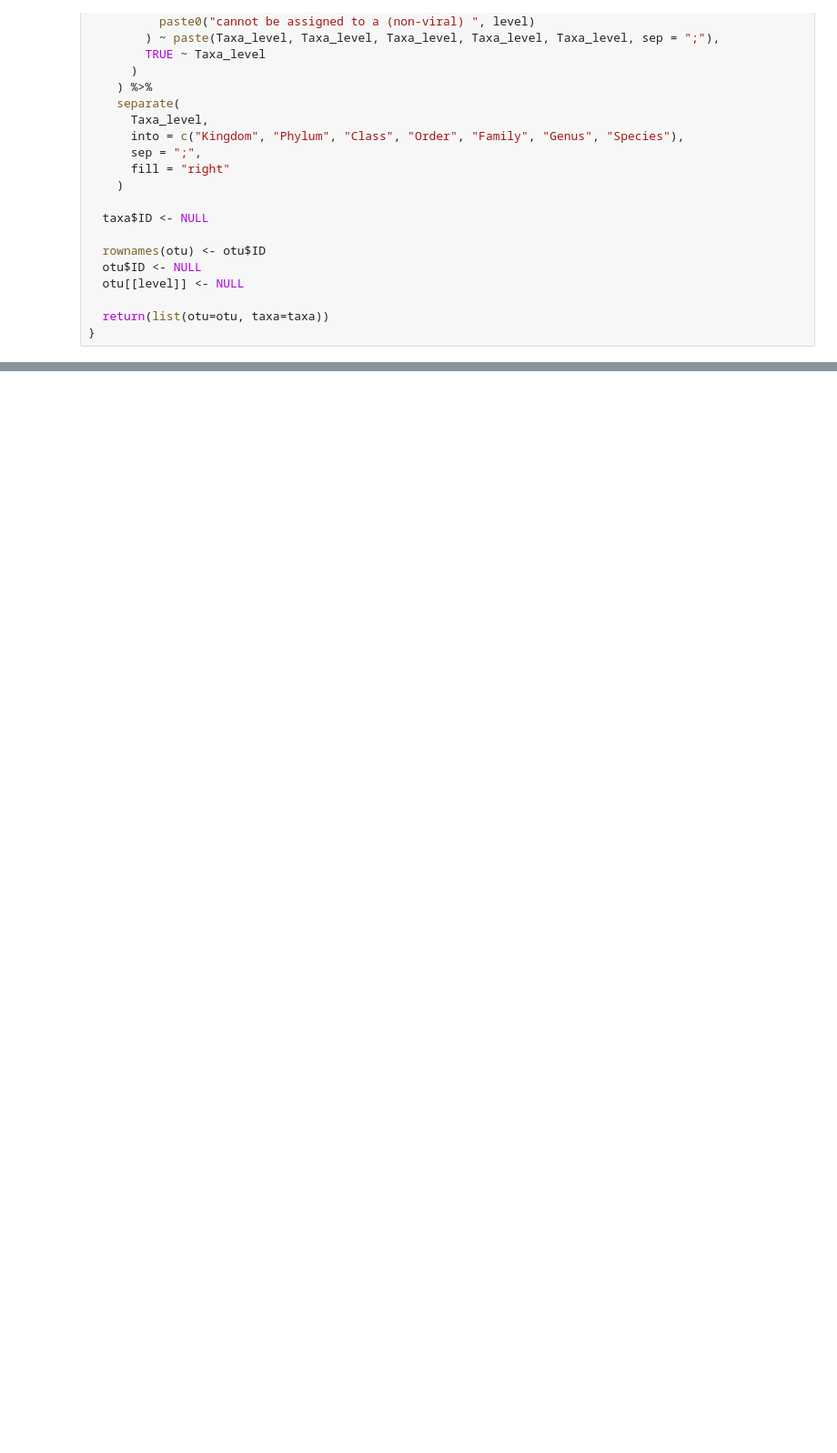
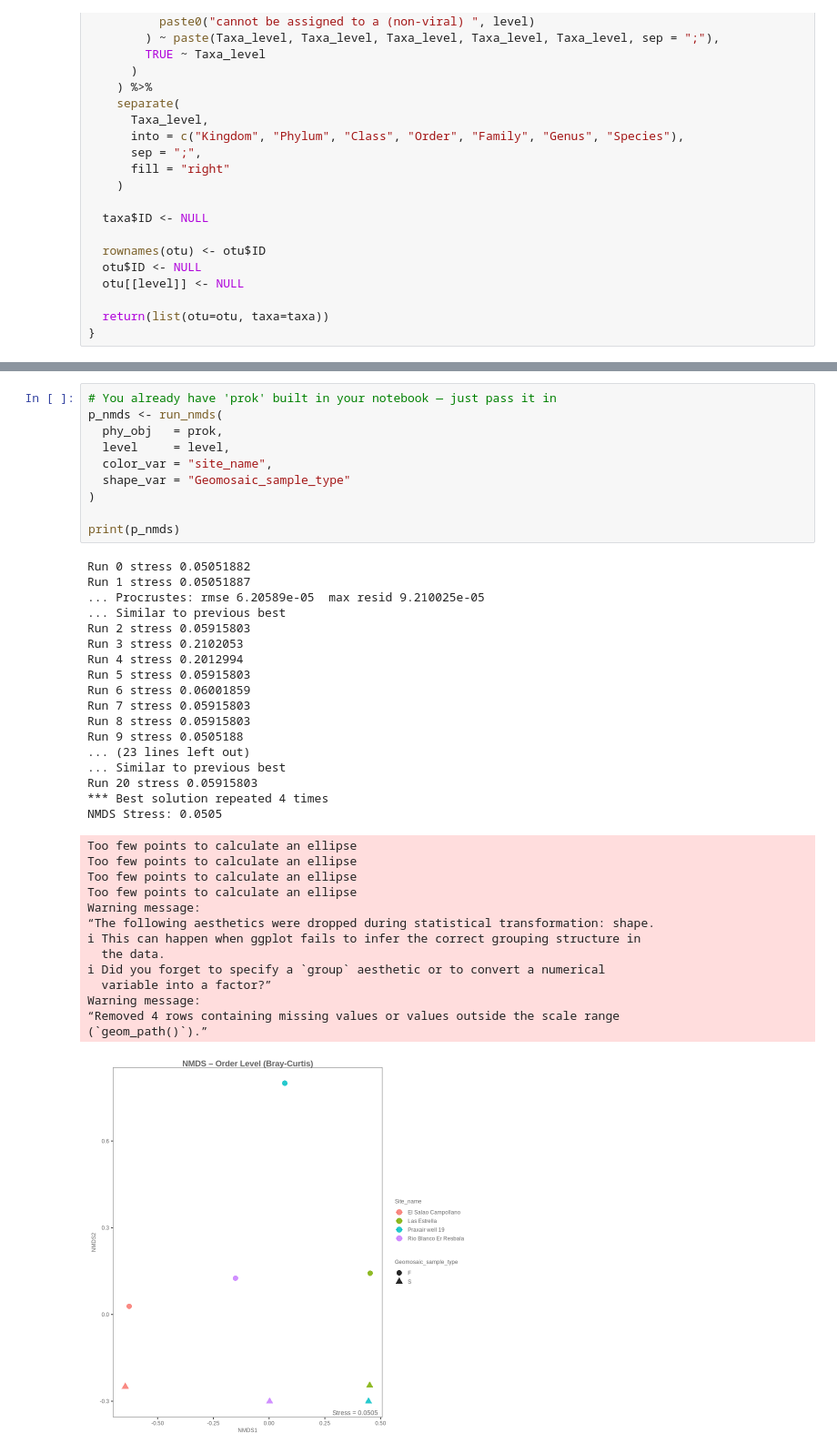
Before and after one commit to EdoT99/geomosaic_cookbook, a Jupyter notebook: geomosaic_kaiju.ipynb, the cells around one changed output, grey strips where cells are left out. Shown at 91% size. Drawn from its saved outputs; the diff is of its cells as text; blank space fills up the shorter version.

```diff
--- a/geomosaic_kaiju.ipynb
+++ b/geomosaic_kaiju.ipynb
@@ -107,0 +210,42 @@ ERROR: Error in parse(text = input): <text>:19:0: unexpected end of input
+# %%
+# You already have 'prok' built in your notebook — just pass it in
+p_nmds <- run_nmds(
+  phy_obj   = prok,
+  level     = level,
+  color_var = "site_name",
+  shape_var = "Geomosaic_sample_type"
+)
+
+print(p_nmds)
+# %% [output]
+Run 0 stress 0.05051882
+Run 1 stress 0.05051887
+... Procrustes: rmse 6.20589e-05  max resid 9.210025e-05
+... Similar to previous best
+Run 2 stress 0.05915803
+Run 3 stress 0.2102053
+Run 4 stress 0.2012994
+Run 5 stress 0.05915803
+Run 6 stress 0.06001859
+Run 7 stress 0.05915803
+Run 8 stress 0.05915803
+Run 9 stress 0.0505188
+... (23 lines left out)
+... Similar to previous best
+Run 20 stress 0.05915803
+*** Best solution repeated 4 times
+NMDS Stress: 0.0505
+Too few points to calculate an ellipse
+Too few points to calculate an ellipse
+Too few points to calculate an ellipse
+Too few points to calculate an ellipse
+Warning message:
+“The following aesthetics were dropped during statistical transformation: shape.
+ℹ This can happen when ggplot fails to infer the correct grouping structure in
+  the data.
+ℹ Did you forget to specify a `group` aesthetic or to convert a numerical
+  variable into a factor?”
+Warning message:
+“Removed 4 rows containing missing values or values outside the scale range
+(`geom_path()`).”
+[figure, added]
```
Also changed, not shown: parts of 8 cells of this notebook, 3 other files.
